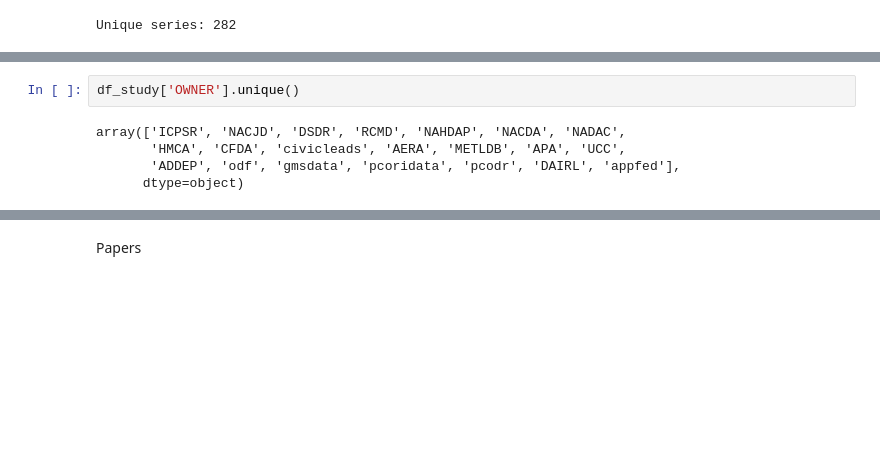
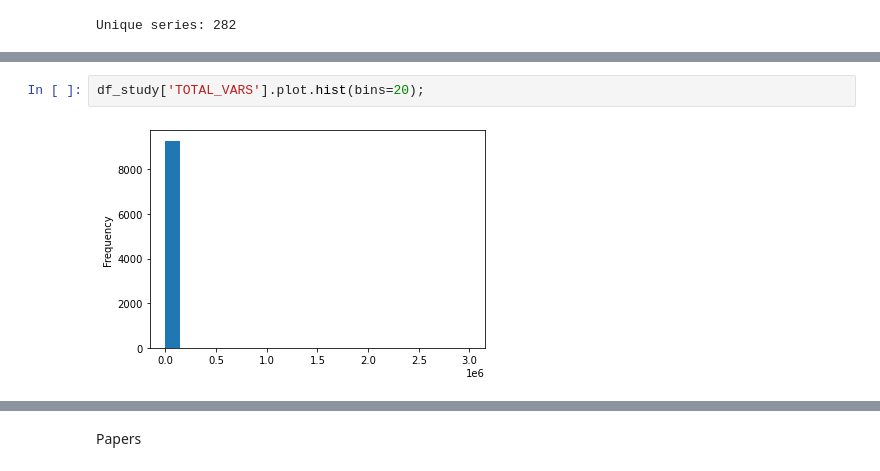
Before and after one commit to ICPSR/mica-data-descriptor, a Jupyter notebook: notebooks/describe-data.ipynb, the cells around one changed output, grey strips where cells are left out. Cells and saved outputs as stored; diff of their text form; blank space fills up the shorter version.

```diff
--- a/notebooks/describe-data.ipynb
+++ b/notebooks/describe-data.ipynb
@@ -54,7 +139,4 @@ print(df_study['RELEASE_DATE'].max())
 # %%
-df_study['OWNER'].unique()
+df_study['TOTAL_VARS'].plot.hist(bins=20);
 # %% [output]
-array(['ICPSR', 'NACJD', 'DSDR', 'RCMD', 'NAHDAP', 'NACDA', 'NADAC',
-       'HMCA', 'CFDA', 'civicleads', 'AERA', 'METLDB', 'APA', 'UCC',
-       'ADDEP', 'odf', 'gmsdata', 'pcoridata', 'pcodr', 'DAIRL', 'appfed'],
-      dtype=object)
+[figure, added]
```
Also changed, not shown: parts of 16 cells of this notebook.
